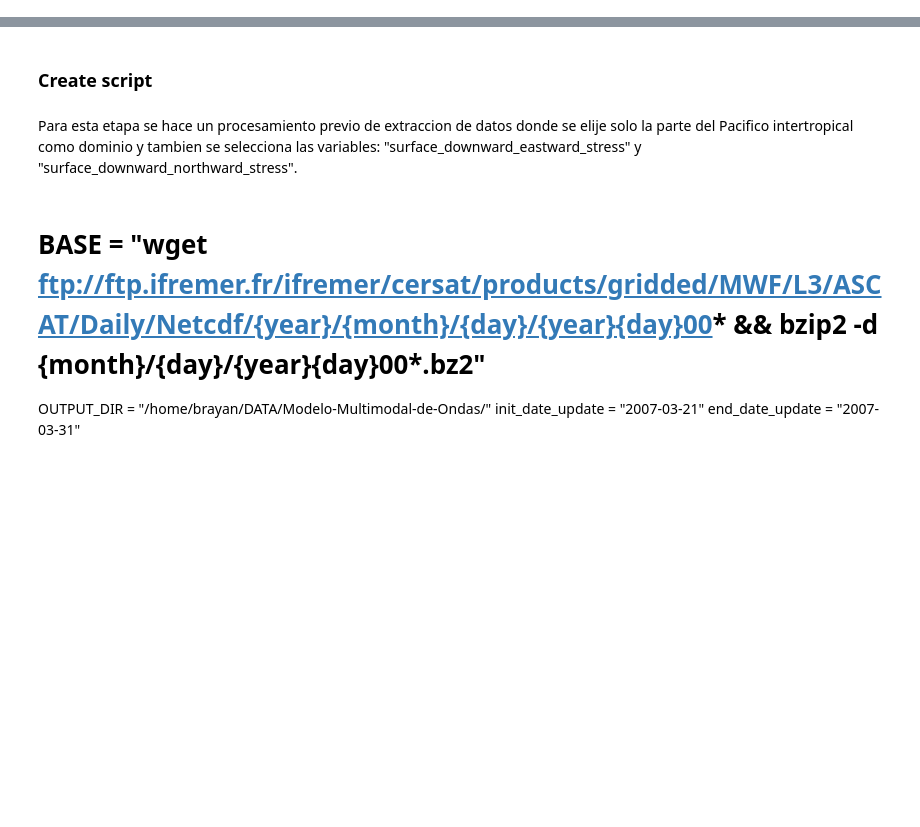
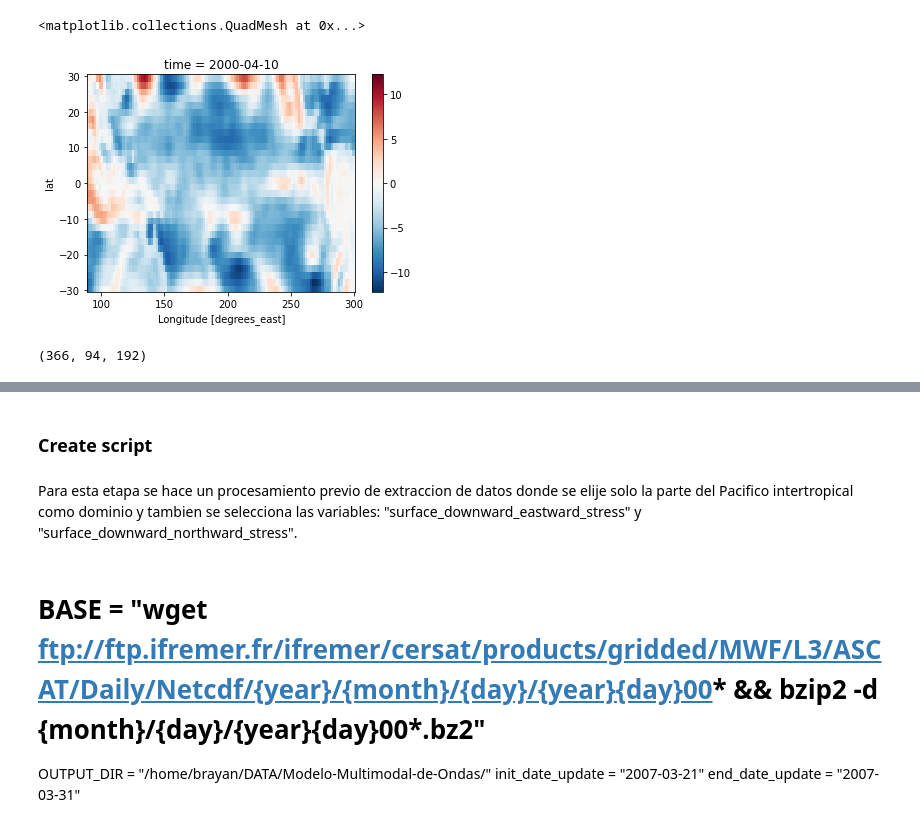
Before and after one commit to midnightsun10/Modelo-Multimodal-de-Ondas-, a Jupyter notebook: raw_data/Prueba_raw_data.ipynb, the cells around one changed output, grey strips where cells are left out. Saved outputs shown, nothing was run; the diff lists cells and outputs as text; code cells hidden in the pictures; blank space fills up the shorter version.

```diff
--- a/raw_data/Prueba_raw_data.ipynb
+++ b/raw_data/Prueba_raw_data.ipynb
@@ -0,0 +62,12 @@
+# %%
+def create_xarray(data_, dim1, dim2, dim3, dim1_name, dim2_name, dim3_name):
+    """
+    Se crea un xarray que tiene la siguiente estructura estandar:
+    'time, latitud, longitud'
+
+    Output: Informacion de data_Xarray en formato float_32 [Xarray]
+    """
+    Array  =  xr.DataArray( np.float32(data_) ,
+                            coords=[ dim1, dim2, dim3],
+                            dims=[ dim1_name, dim2_name, dim3_name])
+    return Array
@@ -0,0 +218,9 @@
+# %%
+U_32.isel(time=100).plot()
+# %% [output]
+<matplotlib.collections.QuadMesh at 0x...>
+[figure, added]
+# %%
+file_update_u.shape
+# %% [output]
+(366, 94, 192)
```
Also changed, not shown: parts of 105 cells of this notebook, 7 other files.
